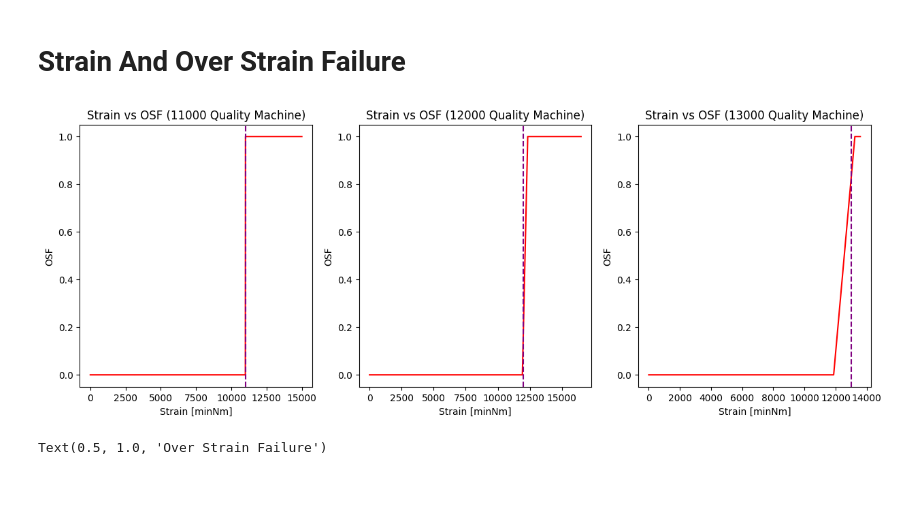
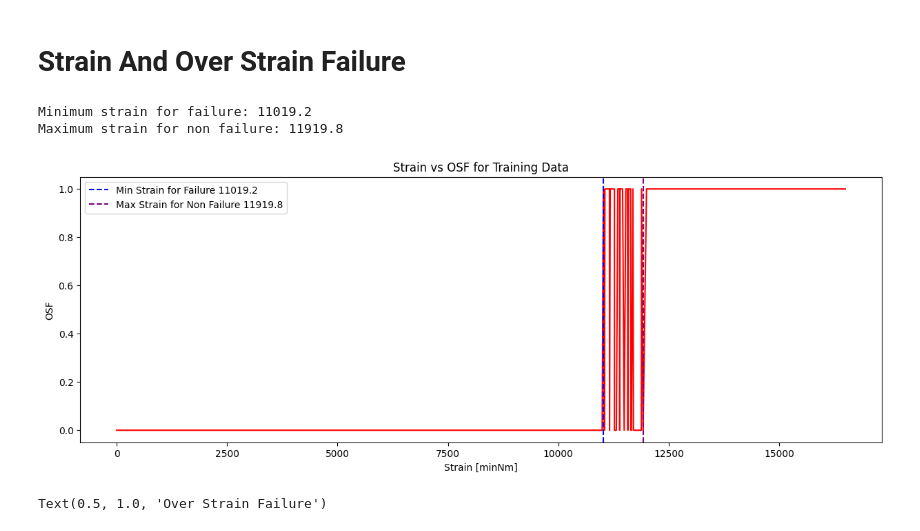
Before and after one commit to raymondsamalo/ITI113-Machine-Learning-Operations-Project, a Jupyter notebook: AI4I-2020/1.2_New_Features.ipynb, the cells around one changed output. Cells and saved outputs as stored; diff of their text form; code cells hidden in the pictures; blank space fills up the shorter version.

Commit message:
modeling threshold

```diff
--- a/AI4I-2020/1.2_New_Features.ipynb
+++ b/AI4I-2020/1.2_New_Features.ipynb
@@ -26,5 +26,9 @@ import numpy as np
 import seaborn as sns
 import matplotlib.pyplot as plt
 # %%
-df=pd.read_csv('ai4i2020_cleaned.csv')
-print(f"shape of data {df.shape}")
+X_train=pd.read_csv('X_train.csv')
+y_train=pd.read_csv('y_train.csv')
+X_test=pd.read_csv('X_test.csv')
+y_test=pd.read_csv('y_test.csv')
+df_train=pd.concat([X_train, y_train], axis=1)
+df_test=pd.concat([X_test, y_test], axis=1)
@@ -60,19 +37,23 @@ df['Strain [minNm]'] = df['Tool wear [min]'] * df['Torque [Nm]']
+# %%
+min_strain_for_failure=df_train[df_train['OSF'] == 1]['Strain [minNm]'].min()
+print(f'Minimum strain for failure: {min_strain_for_failure}')
+max_strain_for_non_failure=df_train[df_train['OSF'] == 0]['Strain [minNm]'].max()
+print(f'Maximum strain for non failure: {max_strain_for_non_failure}')
+# %% [output]
+Minimum strain for failure: 11019.2
+Maximum strain for non failure: 11919.8
 # %%
 plt.figure(figsize=(15, 5)) # Set the size of the resulting plot
-type_strings = ['Low', 'Medium', 'High']
-type_thresholds = [11000, 12000, 13000] # from data documentation
-for type_value in range(3):
-    quality = type_thresholds[type_value]
-    plt.subplot(1, 3, type_value + 1)
-    sns.lineplot(data=df[df['Type Num']==type_value], x='Strain [minNm]', y='OSF', color='red')
-    plt.axvline(type_thresholds[type_value], color='purple', linestyle='--')
-    plt.xlabel('Strain [minNm]')
-    plt.ylabel('OSF')
-    plt.title(f'Strain vs OSF ({quality} Quality Machine)')
-
+sns.lineplot(data=df_train, x='Strain [minNm]', y='OSF', color='red')
+plt.axvline(x=min_strain_for_failure, color='blue', linestyle='--', label=f'Min Strain for Failure {min_strain_for_failure}')
+plt.axvline(x=max_strain_for_non_failure, color='purple', linestyle='--', label=f'Max Strain for Non Failure {max_strain_for_non_failure}')
+plt.xlabel('Strain [minNm]')
+plt.ylabel('OSF')
+plt.title(f'Strain vs OSF for Training Data')
+plt.legend()
 plt.show()
 # %% [output]
-[figure, old version]
+[figure, new version]
 # %%
 plt.figure(figsize=(10, 3))
 sns.scatterplot(data=df[df['OSF']==0], x='Strain [minNm]', y='Type', color='blue')
```
Also changed, not shown: parts of 3 cells of this notebook.
